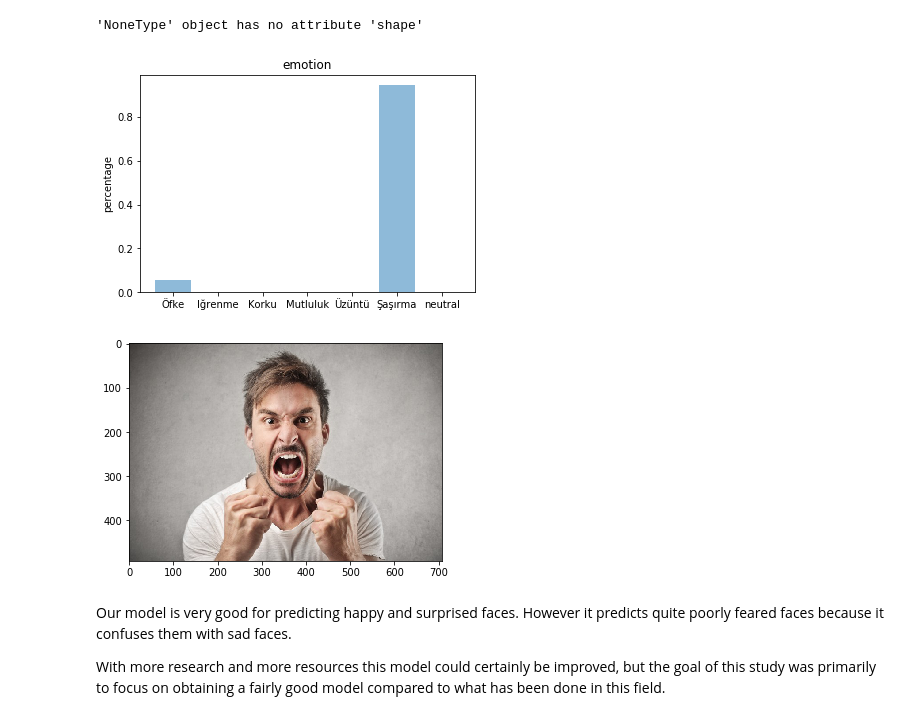
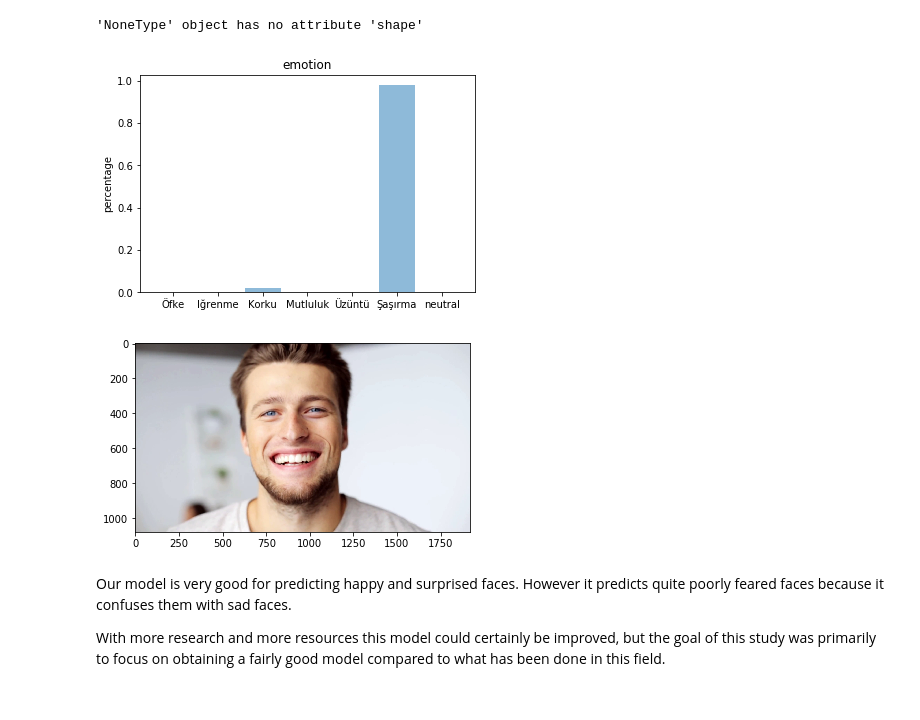
Before and after one commit to KayseMca/KerasFacialExpression, a Jupyter notebook: Final Project.ipynb, the cells around one changed output. Saved outputs shown, nothing was run; the diff lists cells and outputs as text; code cells hidden in the pictures.

```diff
--- a/Final Project.ipynb
+++ b/Final Project.ipynb
@@ -252,11 +252,11 @@ raw_data.head(2)
 num_class = 7
 
 # her resim 0-255 arasında oluştuğundan piksellerimizi sonradan bölüceğımız sayı
-batch_size = 256
+batch_size = 64
 
 #modelin eğitirken epoch sayısı (kaç adımla programımız çalışacak)
 
-epochs = 50
+epochs = 100
 # %%
 #initialize trainset and test set
 X_train, y_train, X_test, y_test = [], [], [], []
@@ -618,34 +632,34 @@ if __name__ == '__main__':
 # %%
 #Testing a file.
 
 from keras.preprocessing import image
 from keras.preprocessing.image import ImageDataGenerator
 
 import numpy as np
 import matplotlib.pyplot as plt
 
 
-file = 'Anger-708x492.jpg'
+file = 'happy.png'
 true_image = image.load_img(file)
 img = image.load_img(file, grayscale=True, target_size=(48, 48))
 
 x = image.img_to_array(img)
 x = np.expand_dims(x, axis = 0)
 
 x /= 255
 
 custom = model.predict(x)
 emotion_analysis(custom[0])
 
 x = np.array(x, 'float32')
 x = x.reshape([48, 48]);
 
 plt.gray()
 plt.imshow(true_image)
 plt.show()
 # %% [output]
-[figure, old version]
+[figure, new version]
-[figure, old version]
+[figure, new version]
 # %% [markdown]
 Our model is very good for predicting happy and surprised faces. However it predicts quite poorly feared faces because it confuses them with sad faces.
 
```
Also changed, not shown: parts of 1 cell of this notebook.
